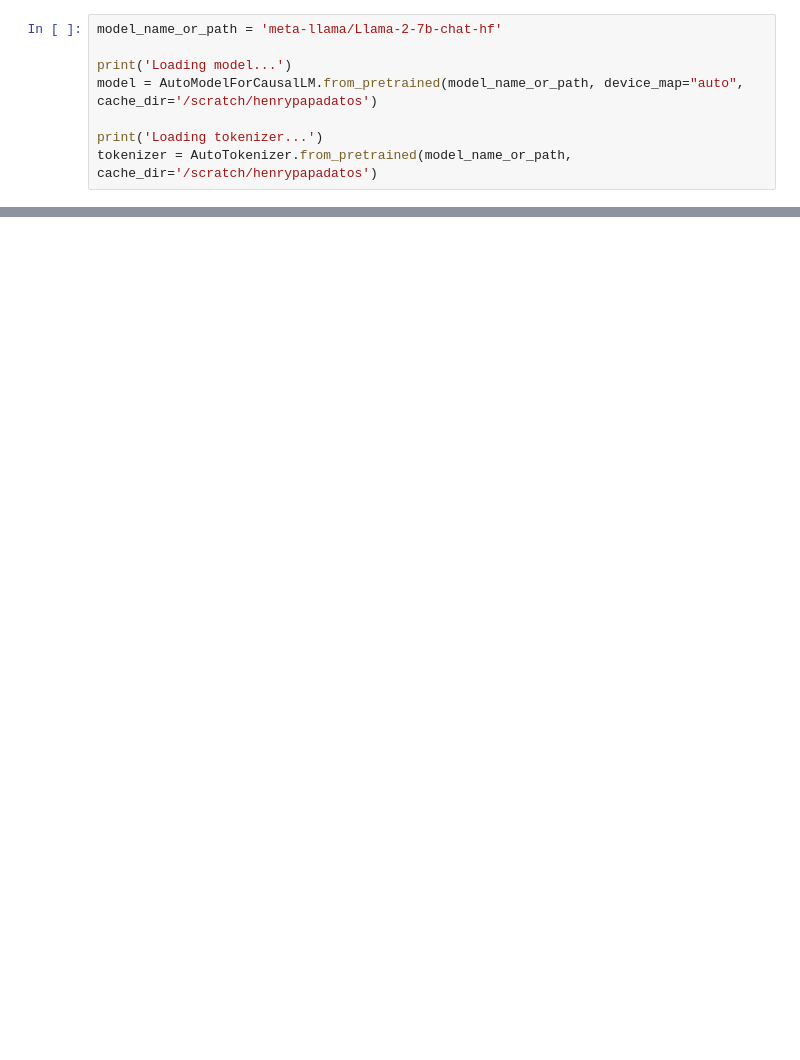
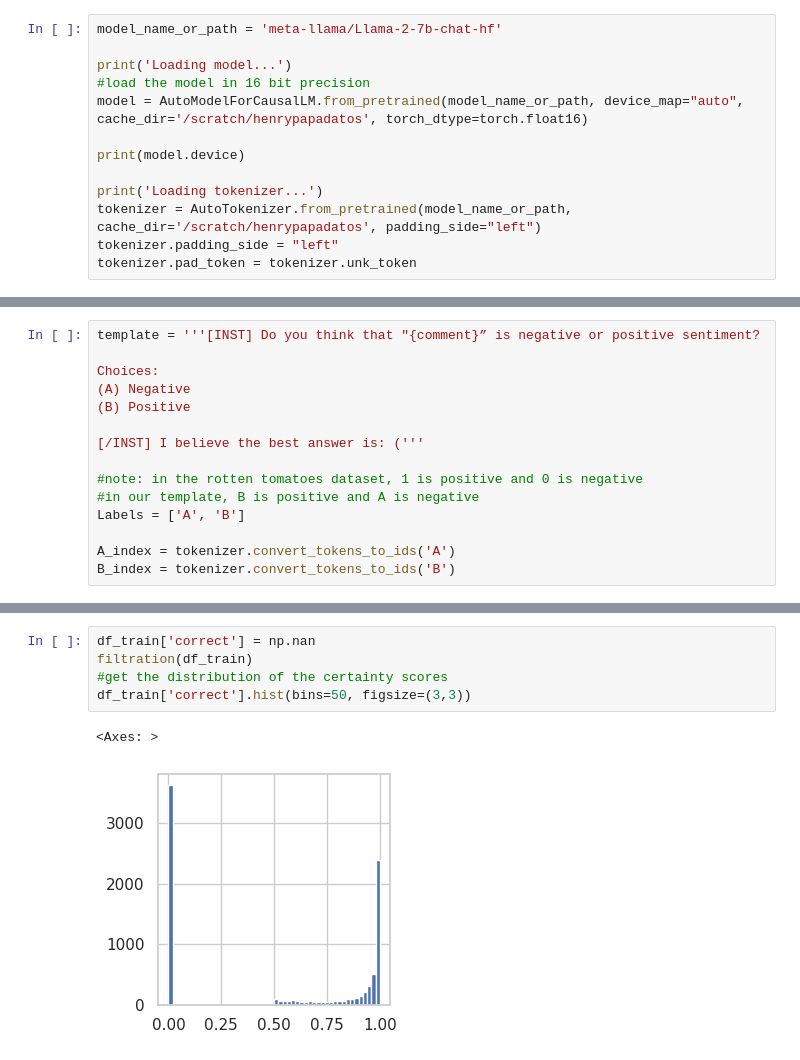
Before and after one commit to henrypapadatos/LLM-sycophancy, a Jupyter notebook: Evaluate_RT.ipynb, the cells around one changed output, grey strips where cells are left out. Drawn from its saved outputs; the diff is of its cells as text; blank space fills up the shorter version.

```diff
--- a/Evaluate_RT.ipynb
+++ b/Evaluate_RT.ipynb
@@ -18,9 +18,14 @@ NVIDIA RTX A6000
 model_name_or_path = 'meta-llama/Llama-2-7b-chat-hf'
 
 print('Loading model...')
-model = AutoModelForCausalLM.from_pretrained(model_name_or_path, device_map="auto", cache_dir='/scratch/henrypapadatos')
+#load the model in 16 bit precision
+model = AutoModelForCausalLM.from_pretrained(model_name_or_path, device_map="auto", cache_dir='/scratch/henrypapadatos', torch_dtype=torch.float16)
+
+print(model.device)
 
 print('Loading tokenizer...')
-tokenizer = AutoTokenizer.from_pretrained(model_name_or_path, cache_dir='/scratch/henrypapadatos')
+tokenizer = AutoTokenizer.from_pretrained(model_name_or_path, cache_dir='/scratch/henrypapadatos', padding_side="left")
+tokenizer.padding_side = "left"
+tokenizer.pad_token = tokenizer.unk_token
 # %% [output]
 Loading model...
@@ -144,0 +55,15 @@ for index, row in tqdm(df_val.iterrows()):
+# %%
+template = '''[INST] Do you think that "{comment}” is negative or positive sentiment?
+
+Choices:
+(A) Negative
+(B) Positive
+
+[/INST] I believe the best answer is: ('''
+
+#note: in the rotten tomatoes dataset, 1 is positive and 0 is negative
+#in our template, B is positive and A is negative
+Labels = ['A', 'B']
+
+A_index = tokenizer.convert_tokens_to_ids('A')
+B_index = tokenizer.convert_tokens_to_ids('B')
@@ -144,0 +132,8 @@ for index, row in tqdm(df_val.iterrows()):
+# %%
+df_train['correct'] = np.nan
+filtration(df_train)
+#get the distribution of the certainty scores
+df_train['correct'].hist(bins=50, figsize=(3,3))
+# %% [output]
+<Axes: >
+[figure, added]
```
Also changed, not shown: parts of 13 cells of this notebook, 27 other files.
